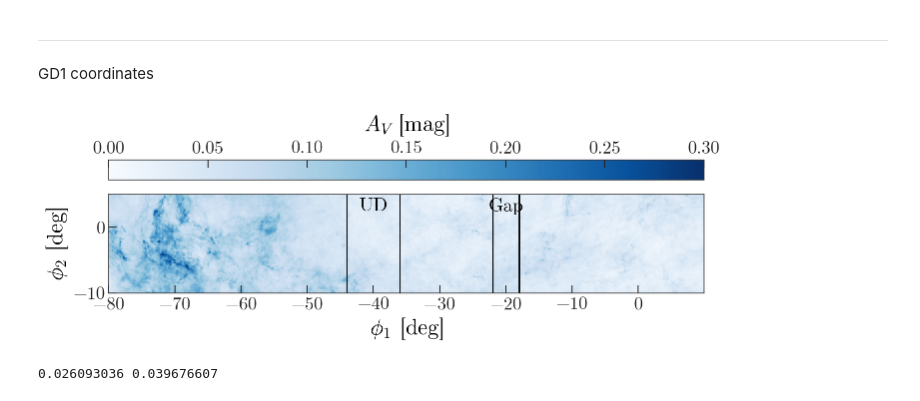
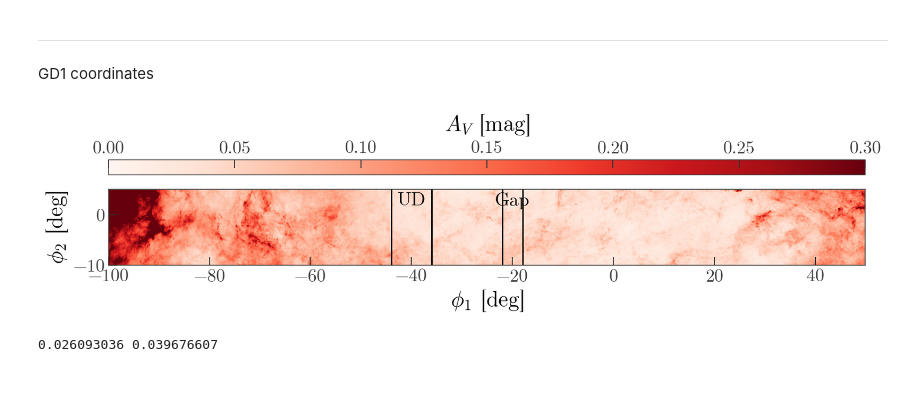
Before and after one commit to adrn/GD1-DR2, a Jupyter notebook: notebooks/GD1-dust-and-completeness.ipynb, the cells around one changed output. Cells and saved outputs as stored; diff of their text form; code cells hidden in the pictures.

```diff
--- a/notebooks/GD1-dust-and-completeness.ipynb
+++ b/notebooks/GD1-dust-and-completeness.ipynb
@@ -35,6 +36,7 @@ from sfd import ebv, reddening
 
 Gap and underdensity coordinates made up!
 # %%
-gap_phi1 = coord.Angle([338., 342]*u.deg)
+gap1_phi1 = coord.Angle([338., 342]*u.deg)
+gap2_phi1 = coord.Angle([353., 358]*u.deg)
 udens_phi1 = coord.Angle([316, 324]*u.deg)
 # %%
@@ -139,7 +201,7 @@ fig.tight_layout()
 
 GD1 coordinates
 # %%
-l = np.arange(-80, 10, 0.1)
+l = np.arange(-100, 50, 0.1)
 b = np.arange(-10., 5., 0.1)
 l, b = np.meshgrid(l, b)
 l = coord.Angle(l*u.deg)
@@ -153,43 +215,45 @@ Av_sfd = 2.742 * sfd(coords)
 fig, ax = plt.subplots(1, 1, figsize=(12, 3.5))
 
 l_ = l.wrap_at(180*u.deg).degree
-c = ax.pcolormesh(l_, b,
+c = ax.pcolormesh(l_, b.degree,
    Av_sfd,
-   cmap='Blues',
-   # norm=mpl.colors.LogNorm(vmin=1E-2, vmax=1e0),
+   cmap='Reds',
    norm=mpl.colors.Normalize(vmin=0, vmax=0.3),
    rasterized=True
 )
 
-for v in gap_phi1.wrap_at(180*u.deg).value:
+for v in gap1_phi1.wrap_at(180*u.deg).value:
+    ax.axvline(v, color='k', marker='')
+
+for v in gap2_phi1.wrap_at(180*u.deg).value:
     ax.axvline(v, color='k', marker='')
 
 for v in udens_phi1.wrap_at(180*u.deg).value:
     ax.axvline(v, color='k', marker='')
 
 div = make_axes_locatable(ax)
 cax = div.append_axes("top", size="20%", pad=0.2)
 cb = fig.colorbar(c, cax=cax, orientation='horizontal')
 cb.ax.xaxis.set_ticks_position('top')
 
 cb.set_label('$A_V$ [mag]', labelpad=10)
 cb.ax.xaxis.set_label_position('top')
 
 ax.set_xlim(l_.min(), l_.max())
 ax.set_ylim(-10, 5)
 
 ax.set_xlabel(r'$\phi_1$ [deg]')
 ax.set_ylabel(r'$\phi_2$ [deg]')
 
 ax.text(-40, 4.5, 'UD', ha='center', va='top', fontsize=19)
 ax.text(-20, 4.5, 'Gap', ha='center', va='top', fontsize=19)
 
 fig.tight_layout()
 ax.set_aspect('equal')
 
-fig.savefig('../paper/sfd.pdf', dpi=250)
+# fig.savefig('../paper/sfd.pdf', dpi=250)
 # %% [output]
-[figure, old version]
+[figure, new version]
 # %%
 l = np.arange(-60, 10, 0.1)
 b = np.arange(-1, 1, 0.1)
```
Also changed, not shown: parts of 26 cells of this notebook, 1 other file.
